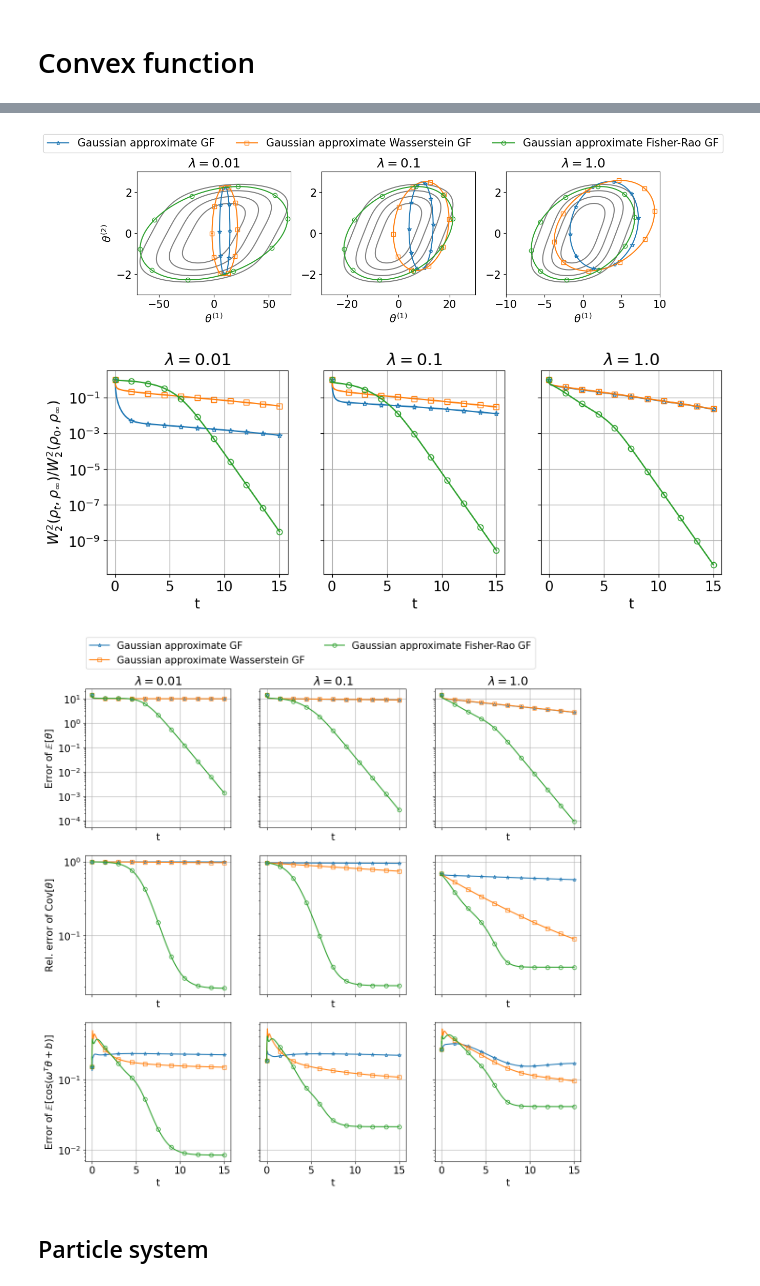
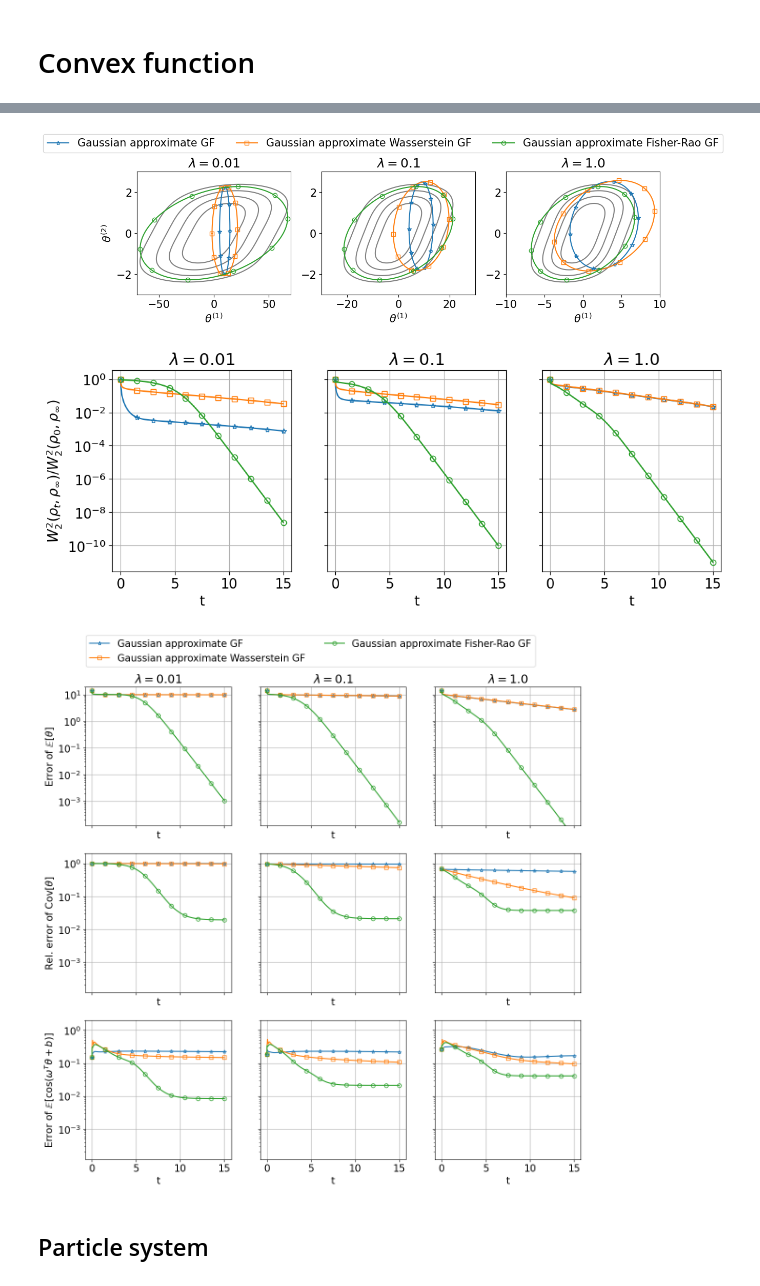
Before and after one commit to Zhengyu-Huang/InverseProblems.jl, a Jupyter notebook: Gradient-Flow/Logconcave-density.ipynb, the cells around one changed output, grey strips where cells are left out. Drawn from its saved outputs; the diff is of its cells as text; code cells hidden in the pictures.

```diff
--- a/Gradient-Flow/Logconcave-density.ipynb
+++ b/Gradient-Flow/Logconcave-density.ipynb
@@ -152,8 +152,8 @@ for test_id = 1:length(ϵs)
     Φ_func(s_param, θ) = compute_Φ(s_param, θ)
     sampling_method = "UnscentedTransform"
     N_ens = 5
-    Δt = 0.001
-    N_t_tot = 30000
+    Δt = 0.005# 0.001
+    N_t_tot = 6000 #30000
 
 
     compute_gradient = "second-order"
@@ -292,37 +292,41 @@ for test_id = 1:length(ϵs)
     ax_conv[2, test_id].set_xlabel("t")
     ax_conv[3, test_id].set_xlabel("t")
 
+    ax_conv[1, test_id].set_ylim([1.2e-4,2.0e1])
+    ax_conv[2, test_id].set_ylim([1.2e-4,2.0e0])
+    ax_conv[3, test_id].set_ylim([1.2e-4,2.0e0])
+
     ax_conv[1, test_id].grid("on")
     ax_conv[2, test_id].grid("on")
     ax_conv[3, test_id].grid("on")
 
 end
 handles, labels = ax_scatter[1,1].get_legend_handles_labels()
 fig_scatter.legend(handles,labels,loc = "upper center",bbox_to_anchor=(0.5,0.96),ncol=5)
 fig_scatter.subplots_adjust(bottom=0.15,top=0.75,left=0.1,right=0.95,hspace=0.2)
 fig_scatter.savefig("Logconcave_gd_contour.pdf")
 
 
 
 
 handles, labels = ax_conv[1,1].get_legend_handles_labels()
 fig_conv.legend(handles,labels,loc = "upper center",bbox_to_anchor=(0.5,0.99),ncol=2)
 ax_conv[1,1].set_ylabel(L"Error of $\mathbb{E}[\theta]$")
 ax_conv[2,1].set_ylabel(L"Rel. error of Cov$[\theta]$")
 ax_conv[3,1].set_ylabel(L"Error of $\mathbb{E}[\cos(\omega^T\theta + b)]$")
 fig_conv.subplots_adjust(bottom=0.05,top=0.89,left=0.1,right=0.98,hspace=0.2)
 fig_conv.savefig("Logconcave_gd_converge.pdf")
 # %% [output]
 [ Info: ("finish ", "Fisher-Rao")
 [ Info: ("finish ", "Gradient_descent")
 [ Info: ("finish ", "Wasserstein")
 [ Info: ("finish ", "Fisher-Rao")
 [ Info: ("finish ", "Gradient_descent")
 [ Info: ("finish ", "Wasserstein")
 [ Info: ("finish ", "Fisher-Rao")
 [ Info: ("finish ", "Gradient_descent")
 [ Info: ("finish ", "Wasserstein")
 [figure]
 [figure]
-[figure, old version]
+[figure, new version]
-[figure, old version]
+[figure, new version]
```
Also changed, not shown: parts of 3 cells of this notebook, 3 other files.
